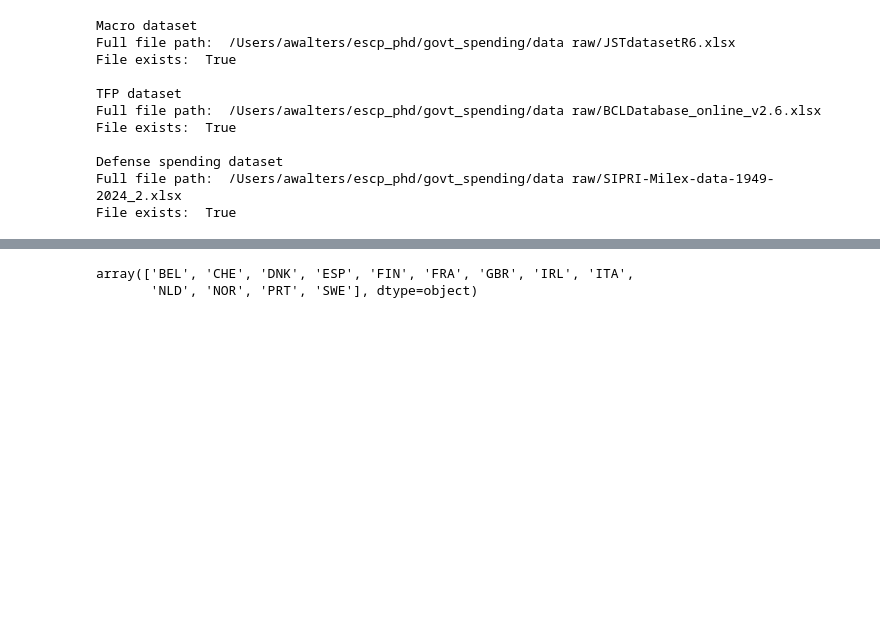
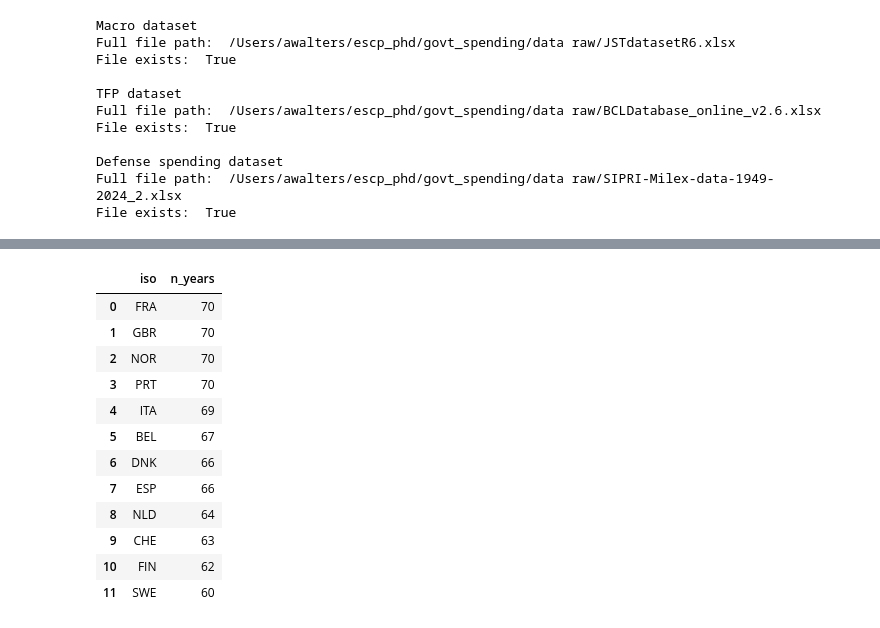
Before and after one commit to andrewpwalters/escp_phd, a Jupyter notebook: govt_spending/notebooks/4a. NATO Create Dataset.ipynb, the cells around one changed output, grey strips where cells are left out. Saved outputs shown, nothing was run; the diff lists cells and outputs as text; code cells hidden in the pictures; blank space fills up the shorter version.

```diff
--- a/govt_spending/notebooks/4a. NATO Create Dataset.ipynb
+++ b/govt_spending/notebooks/4a. NATO Create Dataset.ipynb
@@ -175,22 +212,3 @@ df["mil_gdp"]  = df["mil_gdp"]
 df["nx_gdp"]   = df["nx_gdp"]
 
 model_vars = ["log_rgdp_pc","log_gov_pc","log_tfp","tbill","def_gdp","debt_gdp","mil_gdp","nx_gdp"]
-# %%
-df = df.sort_values(["iso","year"])
-
-# create full grid iso x year
-isos  = sorted(df["iso"].unique())
-years = np.arange(df["year"].min(), df["year"].max()+1)
-
-grid = pd.MultiIndex.from_product([isos, years], names=["iso","year"]).to_frame(index=False)
-dfg = grid.merge(df[["iso","year"] + model_vars], on=["iso","year"], how="left")
-
-# find years that are complete for ALL countries and ALL vars
-complete_by_year = (dfg.groupby("year")[model_vars]
-                      .apply(lambda g: g.notna().all().all()))  # True if no NaNs anywhere that year
-
-years_ok = complete_by_year[complete_by_year].index
-df = dfg[dfg["year"].isin(years_ok)].copy()
-
-# final check: no missing
-assert df[model_vars].notna().all().all()
@@ -234,8 +219,6 @@ df
 # %%
 g = df["mil_gdp"].groupby(level=0)
 df["mil_delta"] = g.shift(-1) - df["mil_gdp"]
-# %%
-df = df.drop(columns=["mil_gdp"])
-df = df.dropna()
 # %%
-df
+df = df[["mil_delta","log_rgdp_pc","log_gov_pc","log_tfp","tbill","def_gdp","debt_gdp"]]
+df = df.dropna()
@@ -258,8 +243,28 @@ df
 df = df.reset_index()
 # %%
 df.to_csv(Path.cwd().parent / "data processed" / "nato_dataset.csv", index=False)
-# %%
-df.iso.unique()
-# %% [output]
-array(['BEL', 'CHE', 'DNK', 'ESP', 'FIN', 'FRA', 'GBR', 'IRL', 'ITA',
-       'NLD', 'NOR', 'PRT', 'SWE'], dtype=object)
+# %%
+years_per_iso = (
+    df[["iso", "year"]]
+    .drop_duplicates()
+    .groupby("iso")["year"]
+    .nunique()
+    .sort_values(ascending=False)
+    .reset_index(name="n_years")
+)
+
+years_per_iso
+# %% [output]
+|  | iso | n_years |
+| 0 | FRA | 70 |
+| 1 | GBR | 70 |
+| 2 | NOR | 70 |
+| 3 | PRT | 70 |
+| 4 | ITA | 69 |
+| 5 | BEL | 67 |
+| 6 | DNK | 66 |
+| 7 | ESP | 66 |
+| 8 | NLD | 64 |
+| 9 | CHE | 63 |
+| 10 | FIN | 62 |
+| 11 | SWE | 60 |
```
Also changed, not shown: parts of 11 cells of this notebook, 2 other files.
